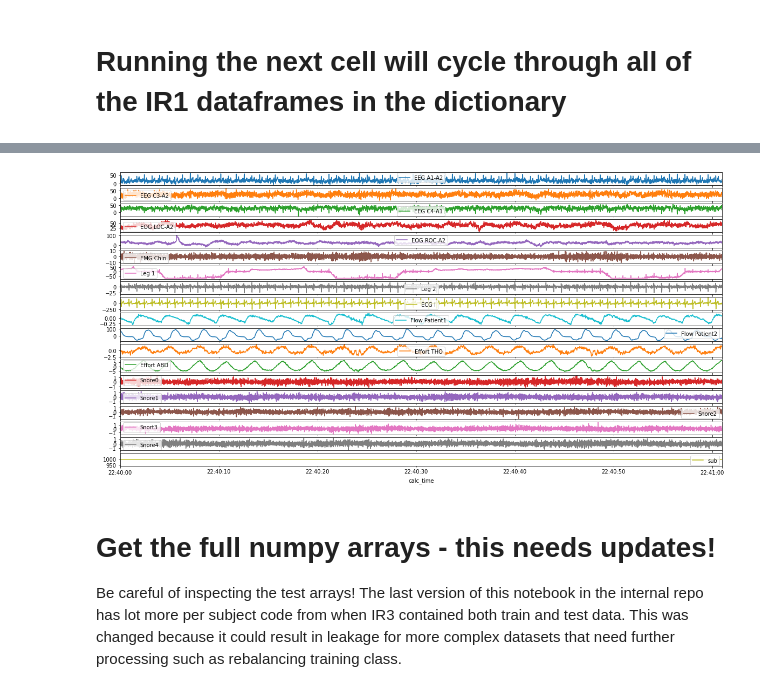
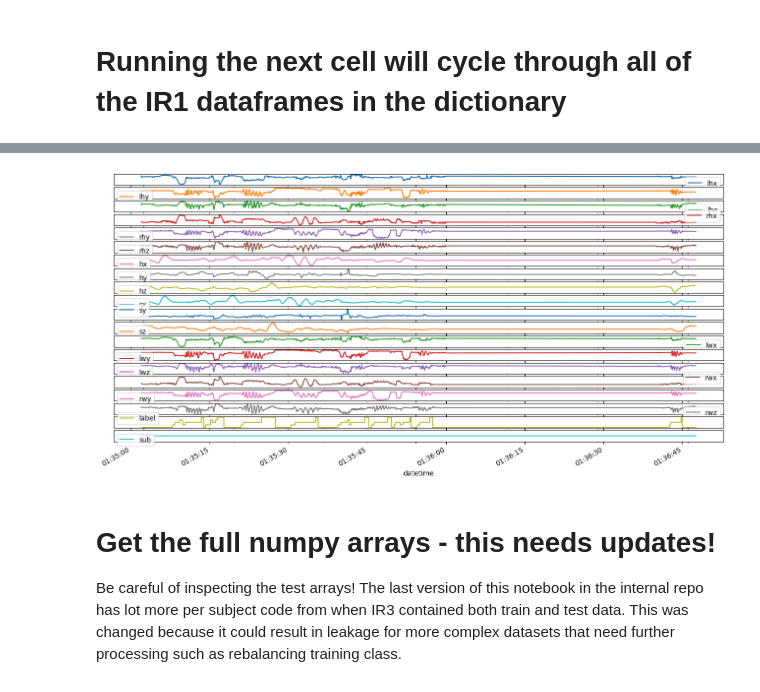
Before and after one commit to imics-lab/load_data_time_series, a Jupyter notebook: ts_visualize_ir.ipynb, the cells around one changed output, grey strips where cells are left out. Saved outputs shown, nothing was run; the diff lists cells and outputs as text; code cells hidden in the pictures.

```diff
--- a/ts_visualize_ir.ipynb
+++ b/ts_visualize_ir.ipynb
@@ -54,7 +54,7 @@ Downloading load_data_transforms.py from IMICS git repo
 Downloading load_data_utils.py from IMICS git repo
 # %%
 #@title Select Dataset
-dataset = "PSG-Audio" #@param ["TWristAR","TWristAR Free-Form","Gesture Phase Segmentation","PSG-Audio"]
+dataset = "TWristAR Free-Form" #@param ["TWristAR","TWristAR Free-Form","Gesture Phase Segmentation","PSG-Audio"]
 # %% [markdown]
 # Get the dataset loaders to grab a dictionary of IR1 formatted data
 # %%
@@ -66,16 +66,16 @@ if dataset == "TWristAR":
         import twristar_load_dataset as twristar
     twristar.scripted = True # set back to default if unscripted previously run
     ir1_dict = twristar.get_twristar_ir1_dict()
-    label_dict = twristar.label_map_twristar['label']
+    label_dict = twristar.label_map_twristar
 elif dataset == "TWristAR Free-Form":
     try:
         import twristar_load_dataset as twristar
     except:
         get_py_file(fname = 'twristar_load_dataset.py', url = 'https://raw.githubusercontent.com/imics-lab/load_data_time_series/main/HAR/TWristAR/twristar_load_dataset.py')
         import twristar_load_dataset as twristar
-    twristar.scripted = False
+    twristar.scripted = False # this is a param in the loader, not a passed arg
     ir1_dict = twristar.get_twristar_ir1_dict()
-    label_dict = twristar.label_map_twristar['label']
+    label_dict = twristar.label_map_twristar
 elif dataset == "Gesture Phase Segmentation":
     try:
         import gesture_phase_segmentation_load_dataset as gps
@@ -83,21 +83,28 @@ elif dataset == "Gesture Phase Segmentation":
         get_py_file(fname = 'gesture_phase_segmentation_load_dataset.py', url = 'https://raw.githubusercontent.com/imics-lab/load_data_time_series/main/Gesturing_Signing/gesture_phase_segmentation_load_dataset.py')
         import gesture_phase_segmentation_load_dataset as gps
     ir1_dict = gps.get_gps_ir1_dict()
-    label_dict = gps.label_map_gps['label']
+    label_dict = gps.label_map_gps
 elif dataset == "PSG-Audio":
     # PSG-Audio is so big, that the IR1s are in 5 2GB zip files, just get first one
     #https://drive.google.com/file/d/1j3cUvsQArIIUu0OZIvIVcP_FtqKhTavv/view?usp=sharing
     !gdown "1j3cUvsQArIIUu0OZIvIVcP_FtqKhTavv&confirm=t" # PSG-Audio zipped IR1 1 of 5
     utils.unzip_into_dir('PSG_18ch_IR1_1_of_5.zip','PSG_IR1')
     psg_df = pd.read_pickle("./PSG_IR1/995_ir1_df.pkl.zip")
-    # just grab a few minutes - plotting a full session takes ~10min in colab
+
     print("Grabbing a slice of PSG-Audio data, plotting a full night session takes ~10min in colab")
     print("Original Start Time", psg_df.index[0])
     print("Original End Time  ", psg_df.index[-1])
-    psg_df = psg_df.loc['2019-04-17 22:40:00':'2019-04-17 22:41:00']
-    ir1_dict = {'995_ir1_df': psg_df}
-    # TODO Labels are listed in the PSG downloader.
-    #label_dict = gps.label_map_gps['label']
+    psg_df = psg_df.loc['2019-04-17 22:44:35':'2019-04-17 22:44:55']
+    # putting a resample here would probably help with drawing time
+    ir1_dict = {'995_ir1_df': psg_df} # just for compatibility with other dataset formats
+    # TODO label_dict is in the PSG downloader, should get from there.
+    label_dict = dict(
+    Cardiac = {'Normal':0,'Bradycardia':1,'Tachycardia':2,'LongRR':3,'PttDrop':4,'HeartrateDrop':5,'HeartRateRise':6,'Asystole':7,'SinusTachycardia':8,'NarrowComplexTachycardia':9,'WideComplexTachycardia':10,'AtrialFibrilation':11},
+    Limb = {'Normal':0,'LegMovement':1,'AlternatingLegMuscleActivation':2,'HypnagogicFootTremor':3,'ExcessiveFreagmentaryMyoclonus':4,'RythmicMovementDisorder':5},
+    Nasal = {'Normal':0, 'Snore':1 },
+    Neuro = {'Normal':0,'Arousal':1},
+    Respiratory = {'Normal':0,'ObstructiveApnea':1,'CentralApnea':2,'MixedApnea':3,'Hypopnea':4,'CheyneStokesRespiration':5,'PeriodicRespiration':6,'Respiratoryeffort-relatedarousal(RERA)':7},
+    SpO2 = {'Normal':0,'RelativeDesaturation':1,'AbsoluteDesaturation':2})
 else:
     print("Error",dataset,"not found")
 key_list = list(ir1_dict) # ir1_dict.keys() returns a dict_keys type
@@ -112,17 +112,14 @@ Original End Time   2019-04-18 03:33:10.990000
 # %% [markdown]
 # Running the next cell will cycle through all of the IR1 dataframes in the dictionary
 # %%
-print("Dataset: ", dataset, "Source file:",key_list[my_key])
+print("        Dataset: ", dataset, "Source file:",key_list[my_key], end='')
 my_df = ir1_dict[key_list[my_key]]
-print("Start Time", my_df.index[0])
+print(" Start Time", my_df.index[0], end='')
 print(" End Time ", my_df.index[-1])
-if not dataset=='PSG-Audio':  # not setup to handle multi-label yet
-    print(label_dict)
-    print("Samples for each class (Note: This is pre-sliding window)")
-    print(print (my_df['label'].value_counts()))
-    # convert dataframe categorical strings to ints per label mapping dict (so they can be plotted and take less room)
-    my_df = xform.assign_ints_ir1_labels(my_df, label_mapping_dict = label_dict)
-my_df.plot(subplots=True, figsize=(20, 10))
+
+# convert dataframe categorical strings to ints per label mapping dict (so they can be plotted and take less room)
+my_df = xform.assign_ints_ir1_labels(my_df, label_mapping_dict = label_dict)
+my_df.plot(subplots=True, figsize=(16, 8), yticks=[])
 my_key = (my_key + 1) % len(key_list)
 
 # should be able to control output further as pandas generates matplotlib obj
@@ -134,4 +129,4 @@ Start Time 2019-04-17 22:40:00
-[figure, old version]
+[figure, new version]
 # %% [markdown]
 # Get the full numpy arrays - this needs updates!
 Be careful of inspecting the test arrays!   The last version of this notebook in the internal repo has lot more per subject code from when IR3 contained both train and test data.  This was changed because it could result in leakage for more complex datasets that need further processing such as rebalancing training class.
```
Also changed, not shown: parts of 2 cells of this notebook.
